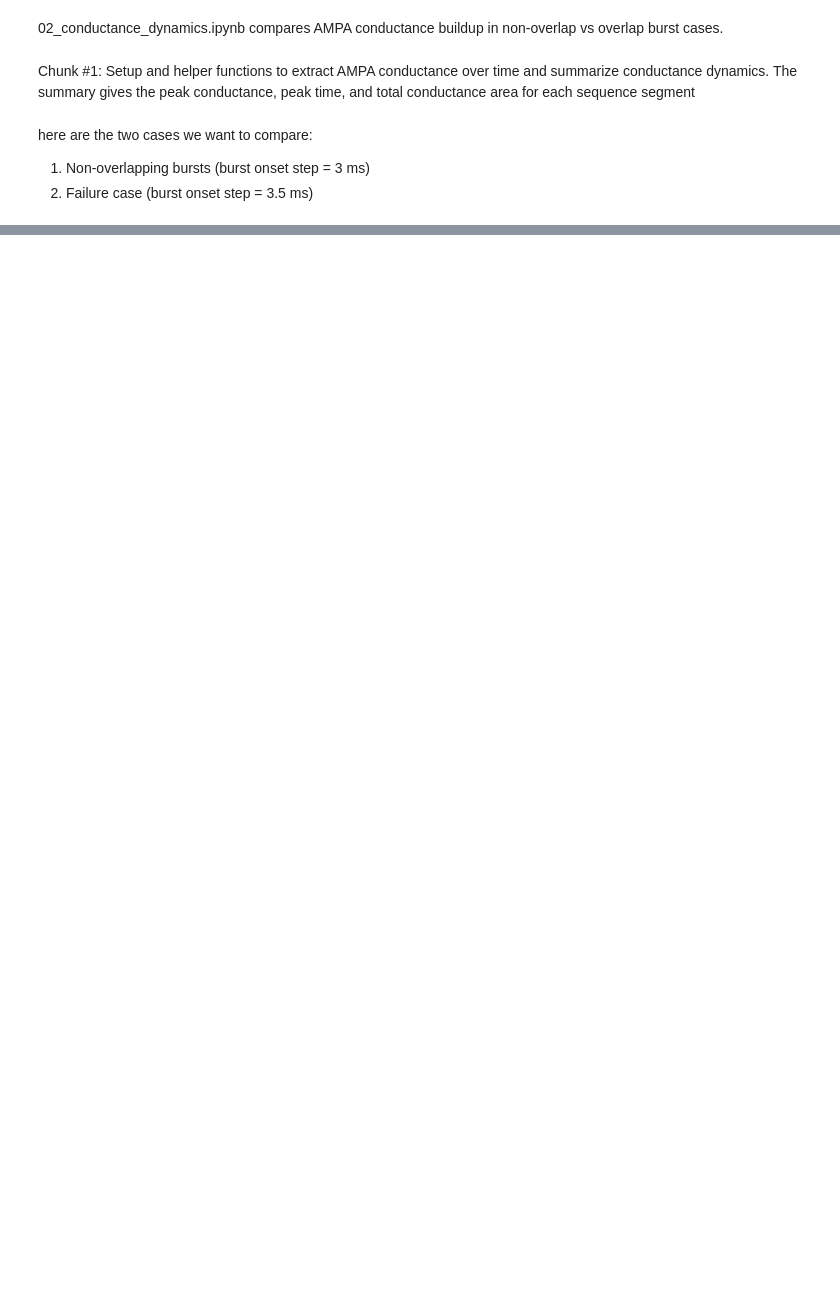
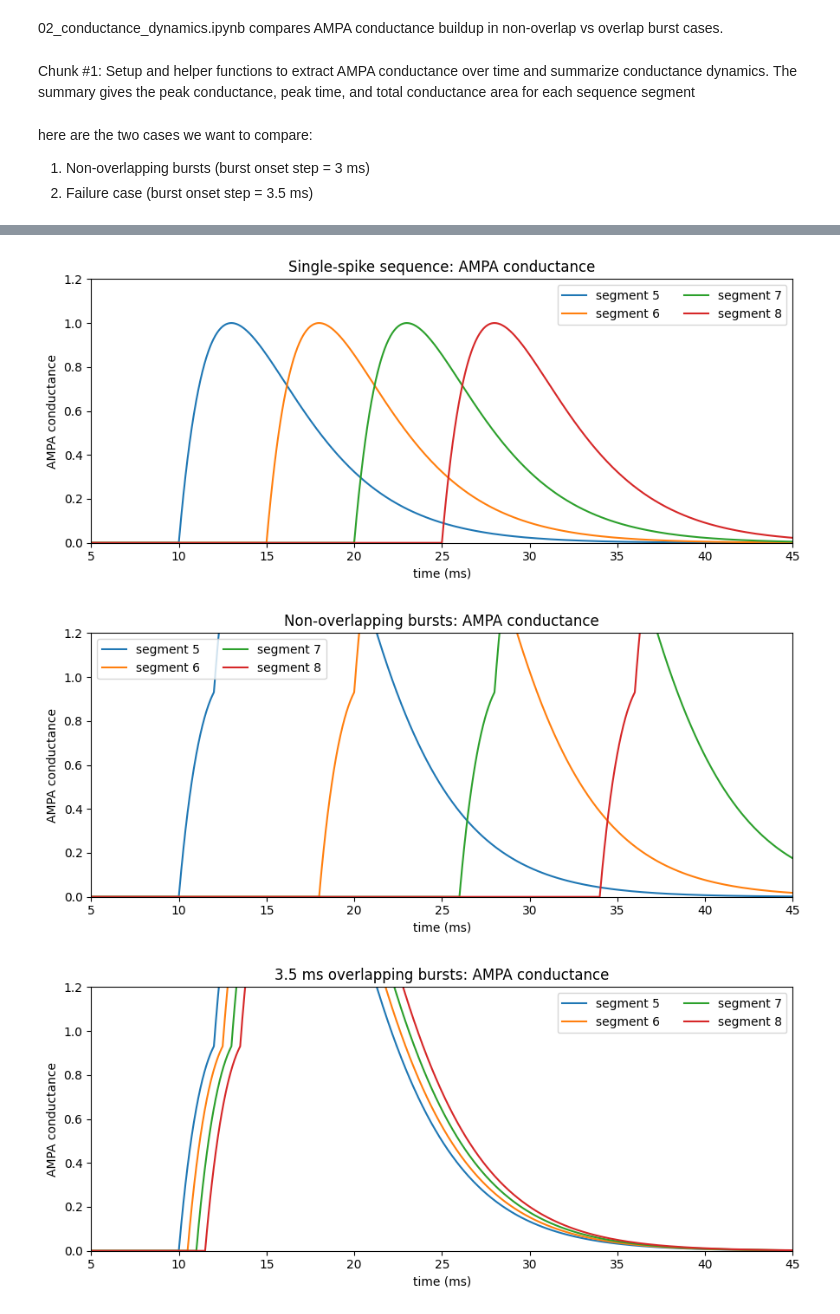
Before and after one commit to shay-xue/Neuromorphics-Dendrite-Invariance, a Jupyter notebook: notebooks/02_conductance_dynamics.ipynb, the cells around one changed output, grey strips where cells are left out. Cells and saved outputs as stored; diff of their text form; code cells hidden in the pictures; blank space fills up the shorter version.

```diff
--- a/notebooks/02_conductance_dynamics.ipynb
+++ b/notebooks/02_conductance_dynamics.ipynb
@@ -265,32 +358,38 @@ G_nmda_overlap = compute_conductance_history(
 )
 # %%
-def plot_conductance_history(
+plot_conductance_history(
     times,
-    G_hist,
-    segments,
-    title,
-    ylabel,
-    xlim=None,
-    ylim=None,
-):
-    """Plot selected conductance traces with optional shared axes."""
-    plt.figure(figsize=(9, 4))
+    G_ampa_single,
+    sequence_segments,
+    title="Single-spike sequence: AMPA conductance",
+    ylabel="AMPA conductance",
+    xlim=xlim_ampa,
+    ylim=ylim_ampa,
+)
 
-    for seg in segments:
-        plt.plot(times, G_hist[:, int(seg)], label=f"segment {seg}")
+plot_conductance_history(
+    times,
+    G_ampa_non,
+    sequence_segments,
+    title="Non-overlapping bursts: AMPA conductance",
+    ylabel="AMPA conductance",
+    xlim=xlim_ampa,
+    ylim=ylim_ampa,
+)
 
-    if xlim is not None:
-        plt.xlim(*xlim)
-
-    if ylim is not None:
-        plt.ylim(*ylim)
-
-    plt.xlabel("time (ms)")
-    plt.ylabel(ylabel)
-    plt.title(title)
-    plt.legend(ncol=2)
-    plt.tight_layout()
-    plt.show()
+plot_conductance_history(
+    times,
+    G_ampa_overlap,
+    sequence_segments,
+    title="3.5 ms overlapping bursts: AMPA conductance",
+    ylabel="AMPA conductance",
+    xlim=xlim_ampa,
+    ylim=ylim_ampa,
+)
+# %% [output]
+[figure, added]
+[figure, added]
+[figure, added]
 # %%
 # Shared axis ranges for fair comparisons
 xlim_ampa = (5, 45)
```
Also changed, not shown: parts of 8 cells of this notebook.
